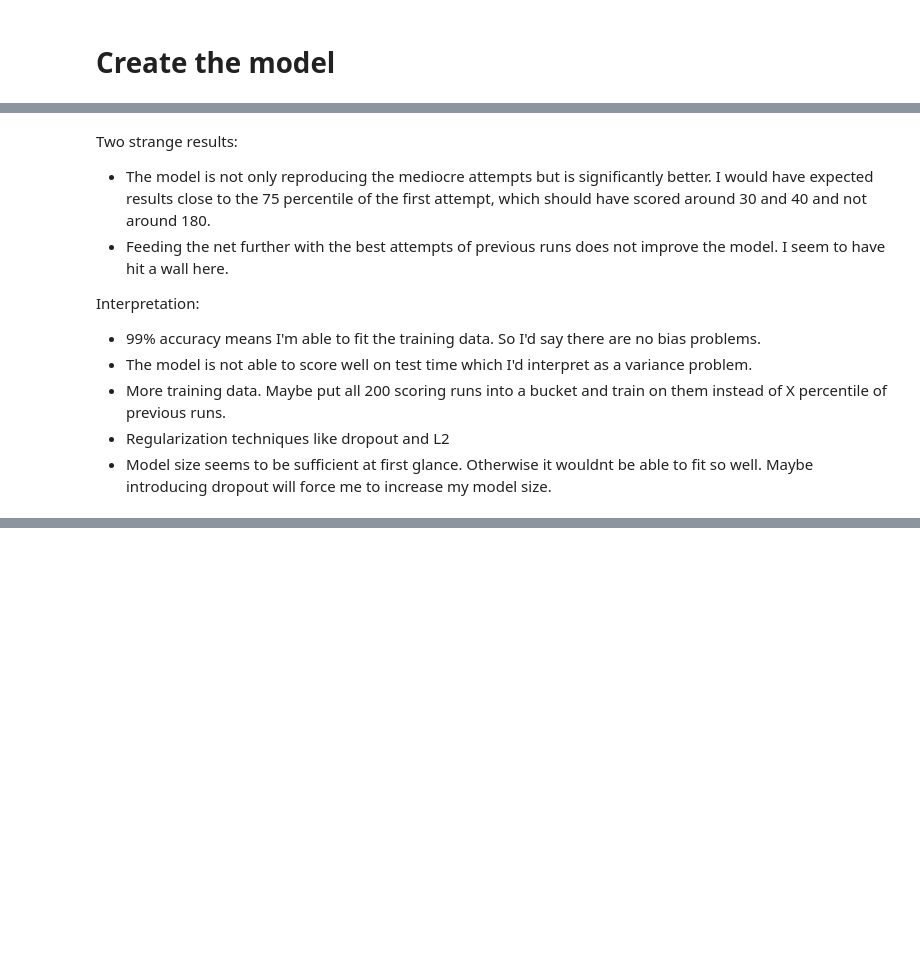
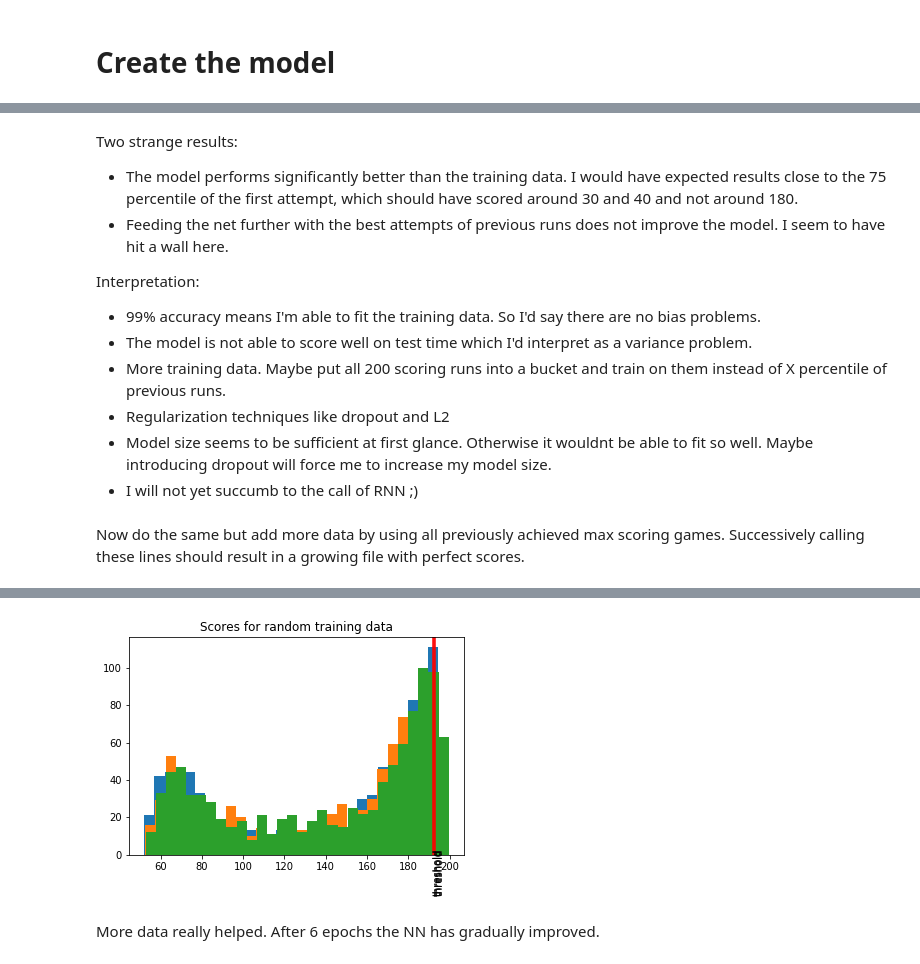
Before and after one commit to mainbrain/openai_cartpole, a Jupyter notebook: Cartpole.ipynb, the cells around one changed output, grey strips where cells are left out. Drawn from its saved outputs; the diff is of its cells as text; code cells hidden in the pictures; blank space fills up the shorter version.

```diff
--- a/Cartpole.ipynb
+++ b/Cartpole.ipynb
@@ -149,6 +183,6 @@ Training Step: 6211  | total loss: 0.04204 | time: 22.257s
 # %% [markdown]
 Two strange results:
-* The model is not only reproducing the mediocre attempts but is significantly better. I would have expected results close to the 75 percentile of the first attempt, which should have scored around 30 and 40 and not around 180.
+* The model performs significantly better than the training data. I would have expected results close to the 75 percentile of the first attempt, which should have scored around 30 and 40 and not around 180.
 * Feeding the net further with the best attempts of previous runs does not improve the model. I seem to have hit a wall here.
 
 Interpretation:
@@ -157,3 +191,41 @@ Interpretation:
  * More training data. Maybe put all 200 scoring runs into a bucket and train on them instead of X percentile of previous runs.
  * Regularization techniques like dropout and L2
 * Model size seems to be sufficient at first glance. Otherwise it wouldnt be able to fit so well. Maybe introducing dropout will force me to increase my model size.
+* I will not yet succumb to the call of RNN ;)
+# %%
+# I got the dimensions really wonky in the beginning so I have to do some serious fixing here
+def load_training_data():
+    print("Loading file")
+    if np.DataSource().exists('max_scoring_games.npy'):
+        data= np.load('max_scoring_games.npy')
+        data = data.reshape(int(len(data)/2),2)
+        data = [  [i[0], i[1]]  for i in data]
+        return data
+    else:
+        return []
+
+def load_and_merge_training_data(training_data):
+    all_max_games = load_training_data()
+    print('using ', len(all_max_games), ' max scoring moves from previous runs to train the net')
+
+    #print(training_data[0], len(training_data), type(training_data))
+    #print("yyyyyyyyyyyyyyyyyyyyyyyy")
+    #print(all_max_games[0], len(all_max_games), type(all_max_games))
+    #print("yyyyyyyyyyyyyyyyyyyyyyyy")
+
+    training_data = np.append(training_data, all_max_games)
+    training_data = training_data.reshape(int( len(training_data)/2),2)
+    training_data = [  [i[0], i[1]]  for i in training_data]
+
+
+    #print(training_data[0], training_data[1], len(training_data), type(training_data))
+
+    return training_data
+# %% [markdown]
+Now do the same but add more data by using all previously achieved max scoring games. Successively calling these lines should result in a growing file with perfect scores.
+# %%
+for _ in range(3):
+    training_data = create_training_data(n_games=1000, percentile_threshold=90, model=model)
+    training_data = load_and_merge_training_data(training_data)
+    model = train_model(training_data, model)
+# %% [output]
@@ -159,0 +237,3 @@ Interpretation:
+[figure, added]
+# %% [markdown]
+More data really helped. After 6 epochs the NN has gradually improved.
```
Also changed, not shown: parts of 14 cells of this notebook.
